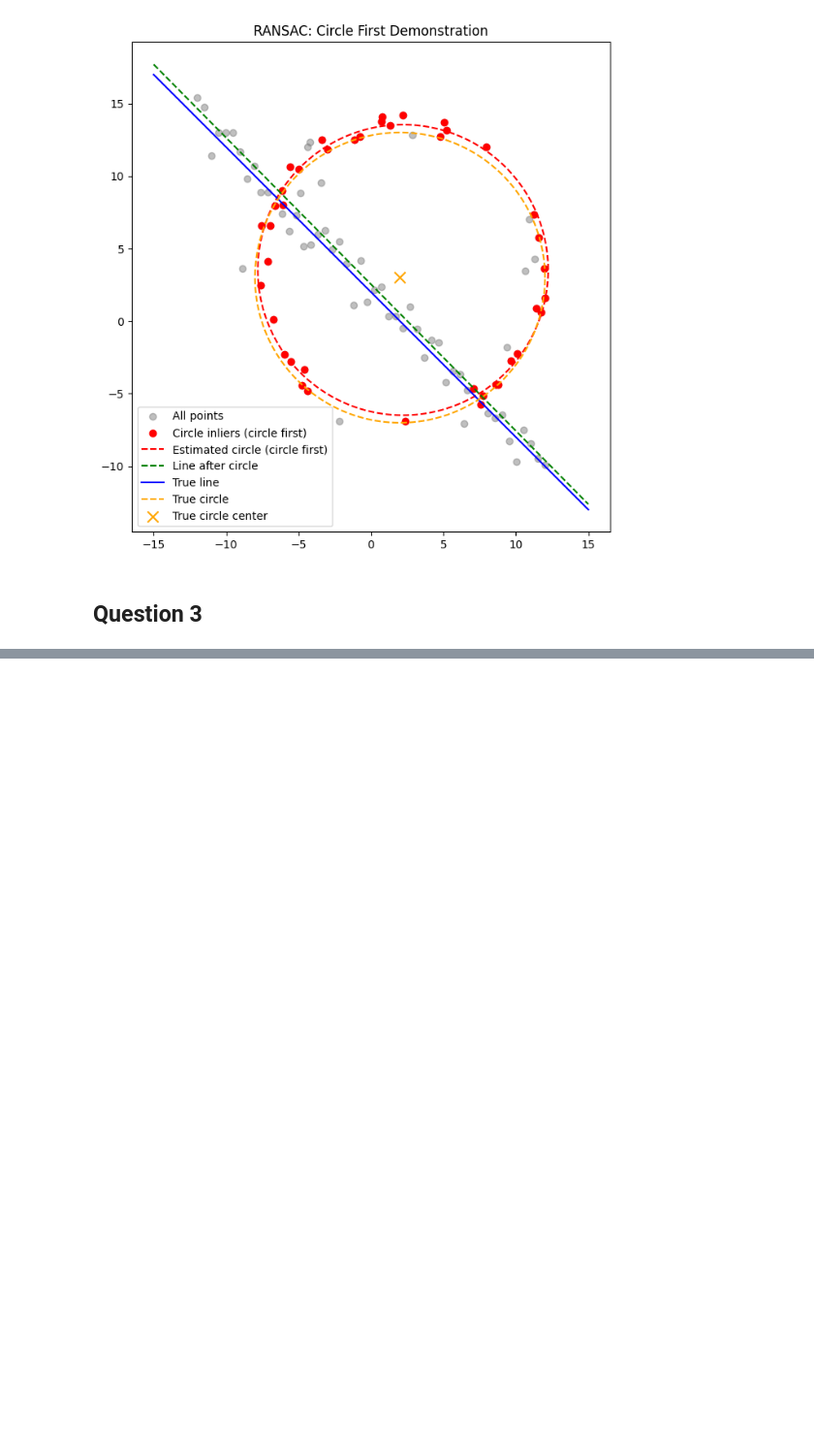
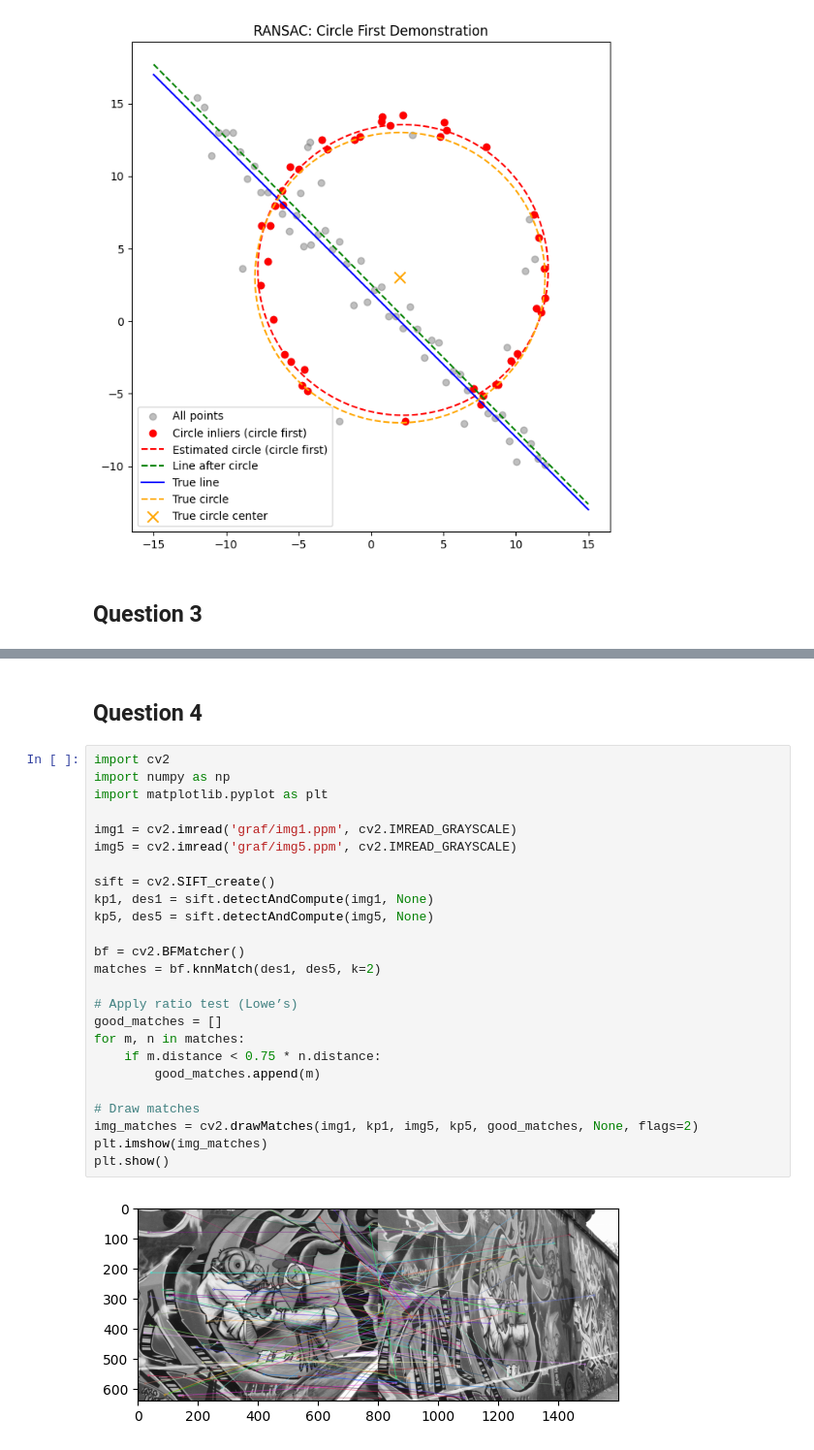
Before and after one commit to NadhaIrshad/In22-S5-EN3160---Image-Processing-and-Machine-Vision, a Jupyter notebook: Assignment2/ass2.ipynb, the cells around one changed output, grey strips where cells are left out. Shown at 97% size. Cells and saved outputs as stored; diff of their text form; blank space fills up the shorter version.

```diff
--- a/Assignment2/ass2.ipynb
+++ b/Assignment2/ass2.ipynb
@@ -412,0 +461,29 @@ Line-after-circle: a=-0.711, b=-0.703, d=1.785, inliers=33
+# %% [markdown]
+## Question 4
+# %%
+import cv2
+import numpy as np
+import matplotlib.pyplot as plt
+
+img1 = cv2.imread('graf/img1.ppm', cv2.IMREAD_GRAYSCALE)
+img5 = cv2.imread('graf/img5.ppm', cv2.IMREAD_GRAYSCALE)
+
+sift = cv2.SIFT_create()
+kp1, des1 = sift.detectAndCompute(img1, None)
+kp5, des5 = sift.detectAndCompute(img5, None)
+
+bf = cv2.BFMatcher()
+matches = bf.knnMatch(des1, des5, k=2)
+
+# Apply ratio test (Lowe’s)
+good_matches = []
+for m, n in matches:
+    if m.distance < 0.75 * n.distance:
+        good_matches.append(m)
+
+# Draw matches
+img_matches = cv2.drawMatches(img1, kp1, img5, kp5, good_matches, None, flags=2)
+plt.imshow(img_matches)
+plt.show()
+# %% [output]
+[figure, added]
```
Also changed, not shown: parts of 6 cells of this notebook, 7 other files.
